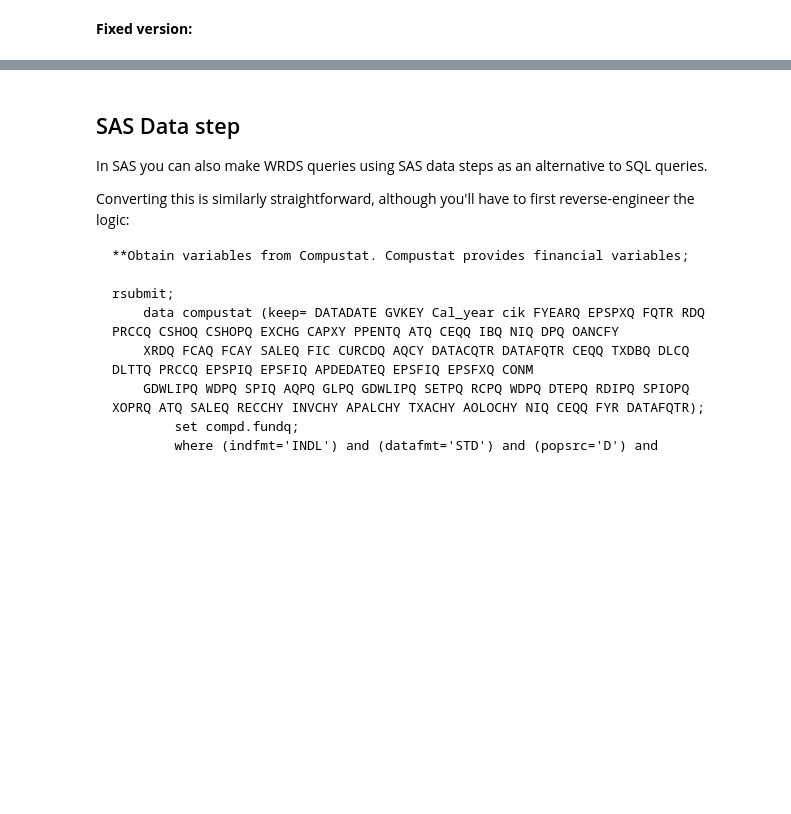
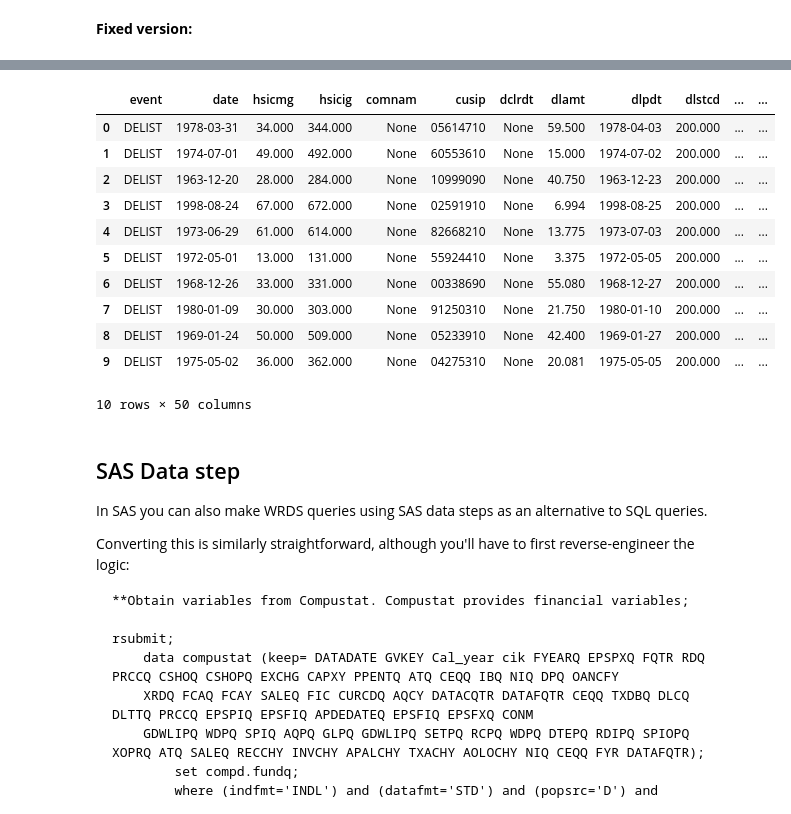
Before and after one commit to TiesdeKok/acctg-579B-python-for-business-research, a Jupyter notebook: problems/session_7/wrds_sql.ipynb, the cells around one changed output, grey strips where cells are left out. Drawn from its saved outputs; the diff is of its cells as text; code cells hidden in the pictures; blank space fills up the shorter version.

```diff
--- a/problems/session_7/wrds_sql.ipynb
+++ b/problems/session_7/wrds_sql.ipynb
@@ -550,3 +741,21 @@ ORDER BY DLSTCD]
 (Background on this error at: https://sqlalche.m
 # %% [markdown]
 **Fixed version:**
+# %%
+sql_query = """
+SELECT
+    *
+FROM
+    crsp.dse
+WHERE
+    dlstcd > 199
+    AND DATE_PART('year', date) >= 1960
+    AND DATE_PART('year', date) <= 2020
+ORDER BY
+    dlstcd
+LIMIT
+    1000
+""".strip()
+# %%
+%%time
+tmp_df = db.raw_sql(sql_query)
@@ -553,3 +765,18 @@ ORDER BY DLSTCD]
+# %%
+tmp_df.head(10)
+# %% [output]
+|  | event | date | hsicmg | hsicig | comnam | cusip | dclrdt | dlamt | dlpdt | dlstcd | ... | ... |
+| 0 | DELIST | 1978-03-31 | 34.000 | 344.000 | None | 05614710 | None | 59.500 | 1978-04-03 | 200.000 | ... | ... |
+| 1 | DELIST | 1974-07-01 | 49.000 | 492.000 | None | 60553610 | None | 15.000 | 1974-07-02 | 200.000 | ... | ... |
+| 2 | DELIST | 1963-12-20 | 28.000 | 284.000 | None | 10999090 | None | 40.750 | 1963-12-23 | 200.000 | ... | ... |
+| 3 | DELIST | 1998-08-24 | 67.000 | 672.000 | None | 02591910 | None | 6.994 | 1998-08-25 | 200.000 | ... | ... |
+| 4 | DELIST | 1973-06-29 | 61.000 | 614.000 | None | 82668210 | None | 13.775 | 1973-07-03 | 200.000 | ... | ... |
+| 5 | DELIST | 1972-05-01 | 13.000 | 131.000 | None | 55924410 | None | 3.375 | 1972-05-05 | 200.000 | ... | ... |
+| 6 | DELIST | 1968-12-26 | 33.000 | 331.000 | None | 00338690 | None | 55.080 | 1968-12-27 | 200.000 | ... | ... |
+| 7 | DELIST | 1980-01-09 | 30.000 | 303.000 | None | 91250310 | None | 21.750 | 1980-01-10 | 200.000 | ... | ... |
+| 8 | DELIST | 1969-01-24 | 50.000 | 509.000 | None | 05233910 | None | 42.400 | 1969-01-27 | 200.000 | ... | ... |
+| 9 | DELIST | 1975-05-02 | 36.000 | 362.000 | None | 04275310 | None | 20.081 | 1975-05-05 | 200.000 | ... | ... |
+10 rows × 50 columns
 # %% [markdown]
 ## SAS Data step
 
```
Also changed, not shown: parts of 32 cells of this notebook.
